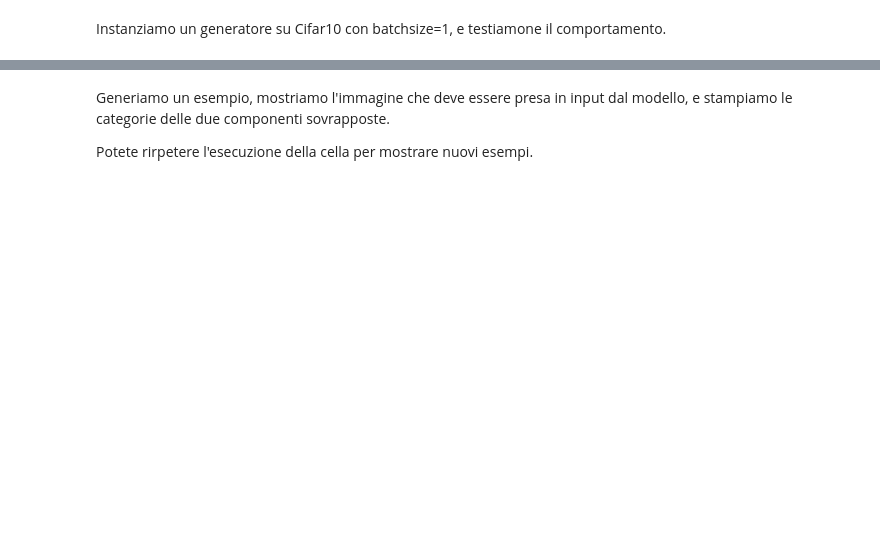
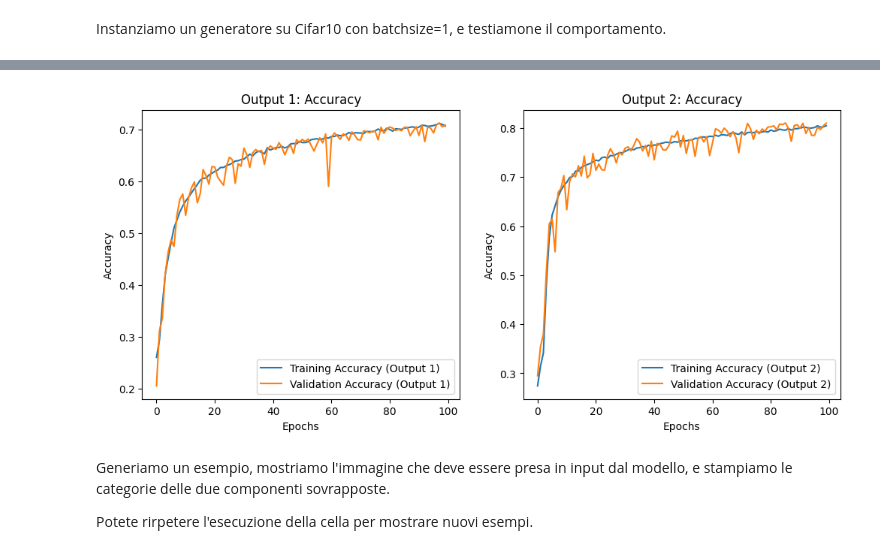
Before and after one commit to leonardo3130/project_AA, a Jupyter notebook: cifar_10_separation.ipynb, the cells around one changed output, grey strips where cells are left out. Cells and saved outputs as stored; diff of their text form; code cells hidden in the pictures; blank space fills up the shorter version.

```diff
--- a/cifar_10_separation.ipynb
+++ b/cifar_10_separation.ipynb
@@ -164,0 +207,28 @@ plt.imshow(mini_data_set[2])
+# %%
+# Access the history data
+history_dict = history.history
+
+# Plot training and validation accuracy for each output
+plt.figure(figsize=(12, 5))
+
+# Plot accuracy for output1
+plt.subplot(1, 2, 1)
+plt.plot(history_dict['output_1_accuracy'], label='Training Accuracy (Output 1)')
+plt.plot(history_dict['val_output_1_accuracy'], label='Validation Accuracy (Output 1)')
+plt.title('Output 1: Accuracy')
+plt.xlabel('Epochs')
+plt.ylabel('Accuracy')
+plt.legend()
+
+# Plot accuracy for output2
+plt.subplot(1, 2, 2)
+plt.plot(history_dict['output_2_accuracy'], label='Training Accuracy (Output 2)')
+plt.plot(history_dict['val_output_2_accuracy'], label='Validation Accuracy (Output 2)')
+plt.title('Output 2: Accuracy')
+plt.xlabel('Epochs')
+plt.ylabel('Accuracy')
+plt.legend()
+
+plt.show()
+# %% [output]
+[figure, added]
```
Also changed, not shown: parts of 16 cells of this notebook, 1 other file.
